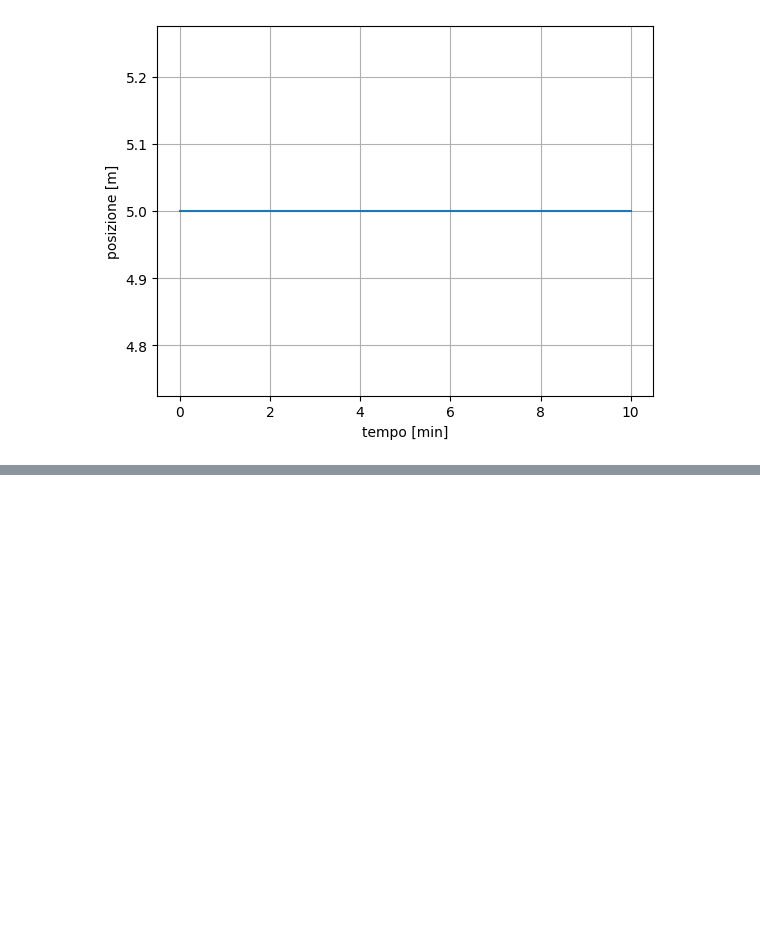
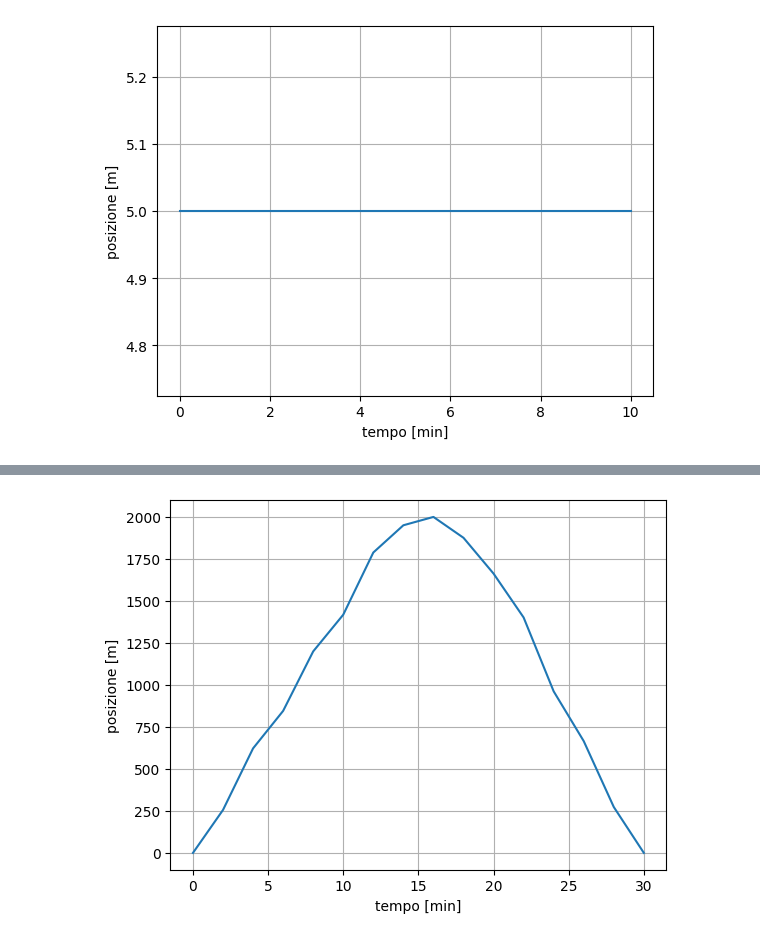
Before and after one commit to Finardiprof/Python, a Jupyter notebook: Moto_rettilineo_uniforme.ipynb, the cells around one changed output, grey strips where cells are left out. Drawn from its saved outputs; the diff is of its cells as text; code cells hidden in the pictures; blank space fills up the shorter version.

```diff
--- a/Moto_rettilineo_uniforme.ipynb
+++ b/Moto_rettilineo_uniforme.ipynb
@@ -45,0 +46,21 @@ plt.show()
+# %%
+#Sample
+# Traccia la curva oraria dalla tabella oraria.
+
+import numpy as np
+import matplotlib.pyplot as plt
+
+# crea array t=0,2,4,...28,30
+t = np.arange(0,32,2)
+
+# Lista con i valori di s
+s = [0.0,255.9,622.3,845.4,1199.5,1418.0,1788.1,1950.3,
+     2000.0,1875.8,1662.6,1401.5,961.7,665.4,273.2,0.0]
+
+plt.plot(t, s)               # genera il file grafico
+plt.xlabel('tempo [min]')    # aggiunge descrizione asse x
+plt.ylabel('posizione [m]')  # aggiunge descrizione asse y
+plt.grid()                   # crea reticolo nel piano cartesiano
+plt.show()                   # visualizza grafico
+# %% [output]
+[figure, added]
```
Also changed, not shown: parts of 1 cell of this notebook.
